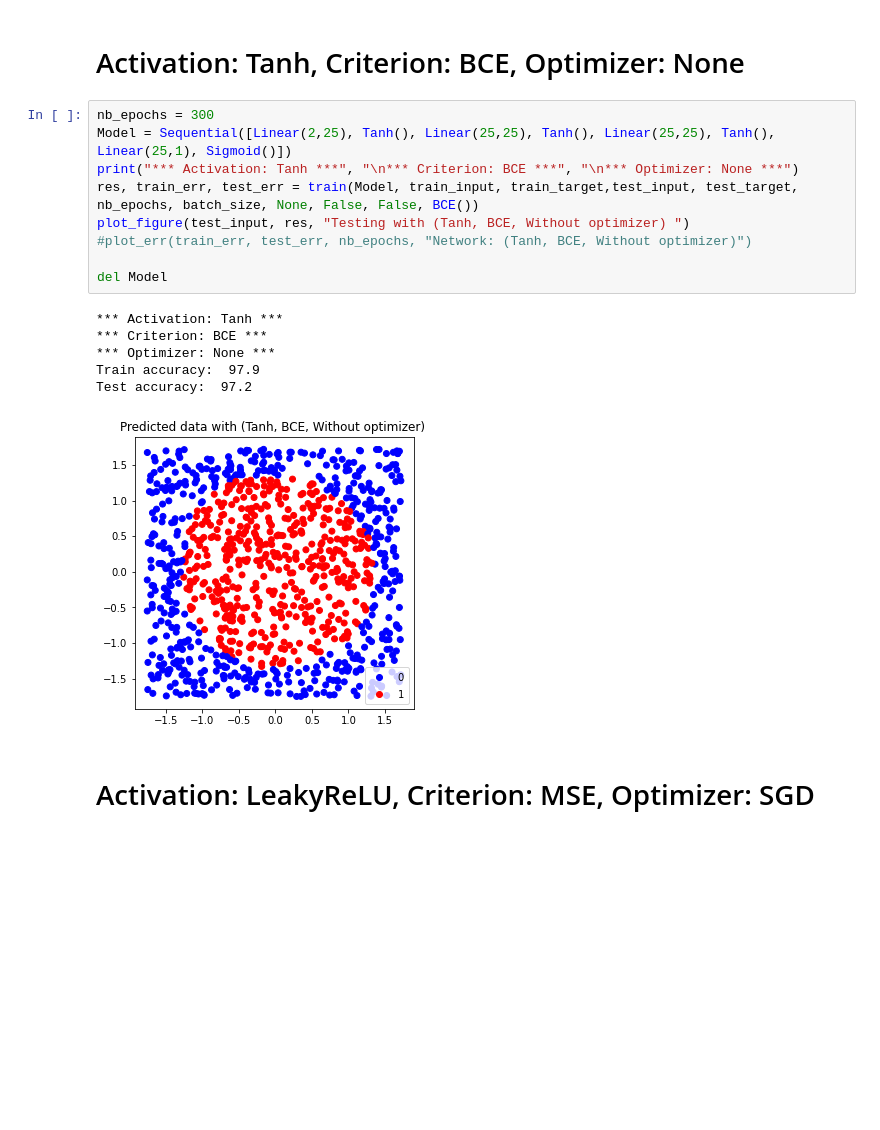
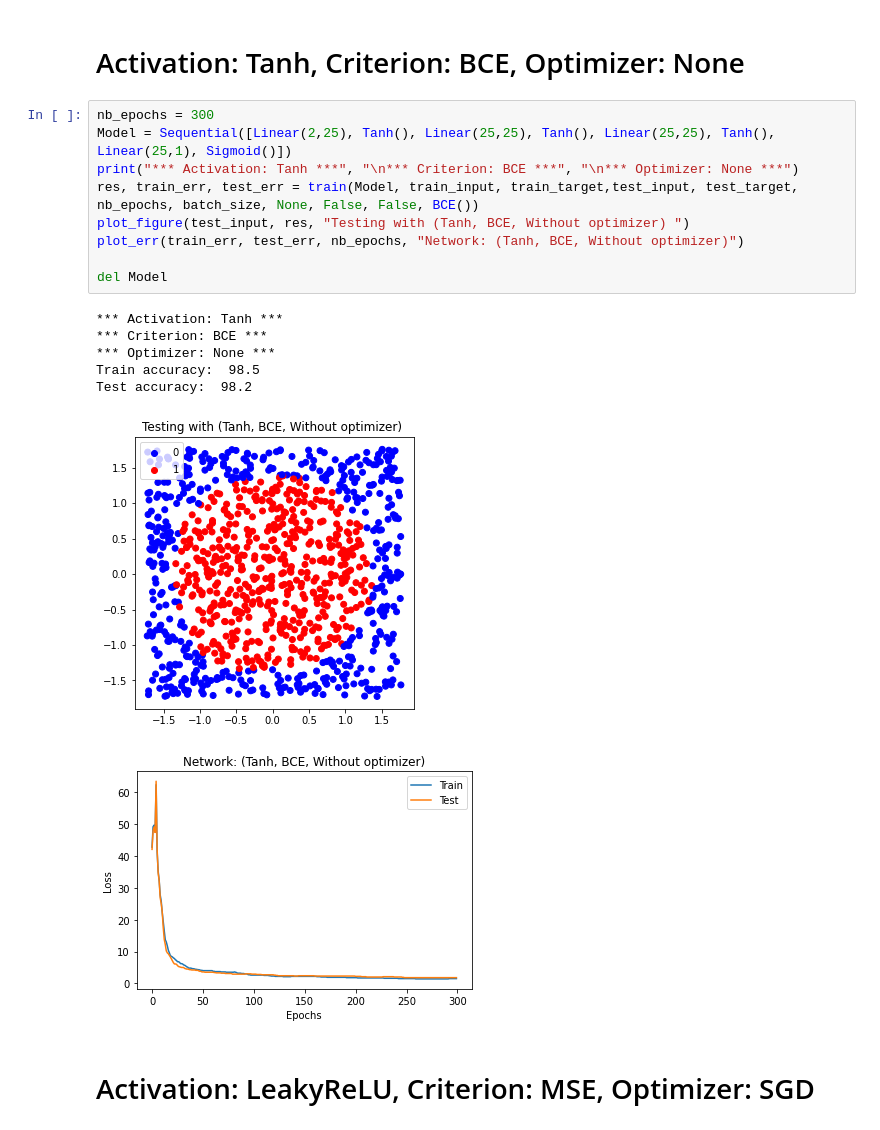
Before and after one commit to vmous93/deep-learning-mini-projects, a Jupyter notebook: Project_2/Test.ipynb, the cells around one changed output. Saved outputs shown, nothing was run; the diff lists cells and outputs as text; blank space fills up the shorter version.

```diff
--- a/Project_2/Test.ipynb
+++ b/Project_2/Test.ipynb
@@ -234,19 +246,20 @@ Test accuracy:  95.6
 # %%
 nb_epochs = 300
 Model = Sequential([Linear(2,25), Tanh(), Linear(25,25), Tanh(), Linear(25,25), Tanh(), Linear(25,1), Sigmoid()])
 print("*** Activation: Tanh ***", "\n*** Criterion: BCE ***", "\n*** Optimizer: None ***")
 res, train_err, test_err = train(Model, train_input, train_target,test_input, test_target, nb_epochs, batch_size, None, False, False, BCE())
 plot_figure(test_input, res, "Testing with (Tanh, BCE, Without optimizer) ")
-#plot_err(train_err, test_err, nb_epochs, "Network: (Tanh, BCE, Without optimizer)")
+plot_err(train_err, test_err, nb_epochs, "Network: (Tanh, BCE, Without optimizer)")
 
 del Model
 # %% [output]
 *** Activation: Tanh ***
 *** Criterion: BCE ***
 *** Optimizer: None ***
-Train accuracy:  97.9
-Test accuracy:  97.2
+Train accuracy:  98.5
+Test accuracy:  98.2
-[figure, old version]
+[figure, new version]
+[figure, added]
 # %% [markdown]
 # Activation: LeakyReLU, Criterion: MSE, Optimizer: SGD
 # %%
```
Also changed, not shown: parts of 18 cells of this notebook.
